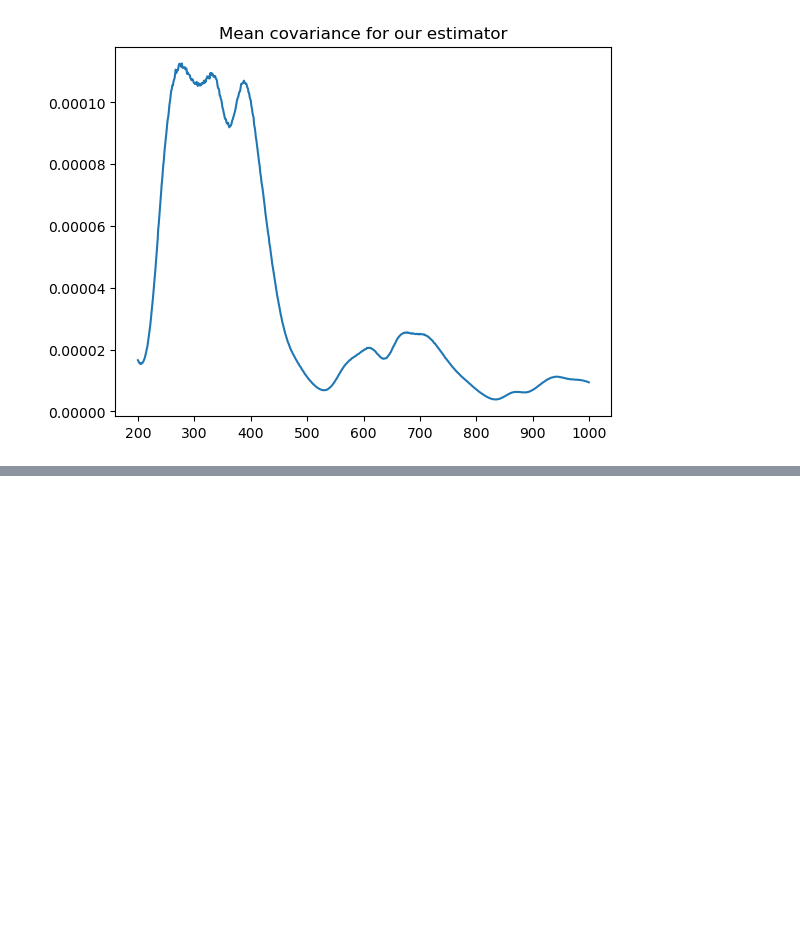
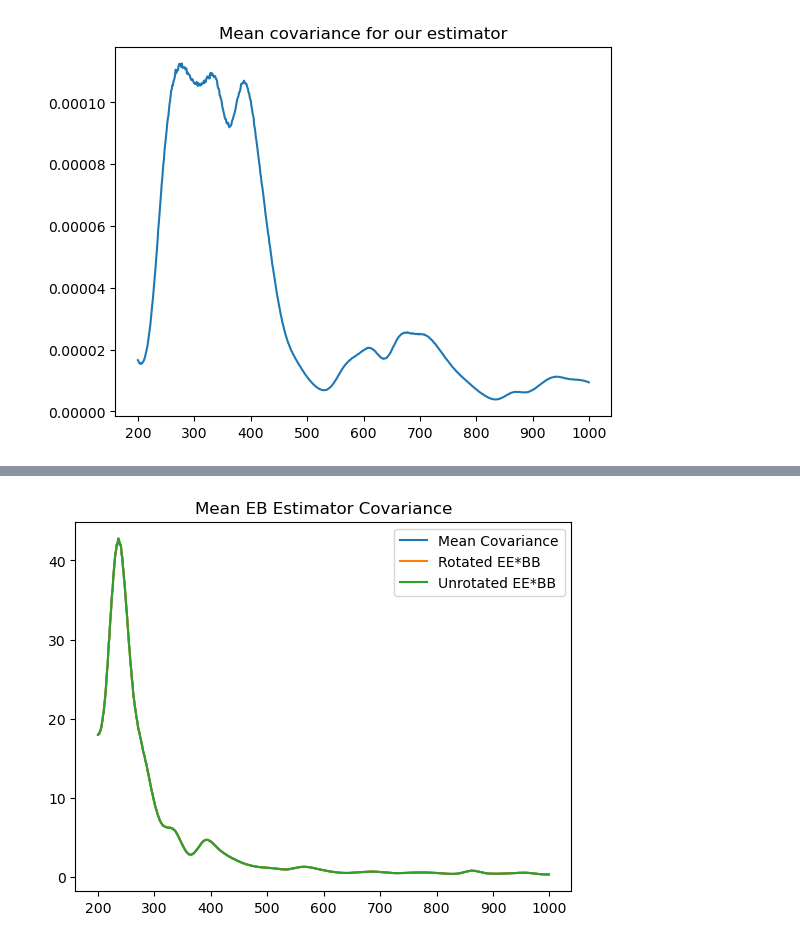
Before and after one commit to zhuber21/act-axion-analysis, a Jupyter notebook: notebooks/healpy_only_mask_test_11_20240423.ipynb, the cells around one changed output, grey strips where cells are left out. Saved outputs shown, nothing was run; the diff lists cells and outputs as text; code cells hidden in the pictures; blank space fills up the shorter version.

```diff
--- a/notebooks/healpy_only_mask_test_11_20240423.ipynb
+++ b/notebooks/healpy_only_mask_test_11_20240423.ipynb
@@ -594,0 +610,12 @@ print(std_dev * 180./np.pi)
+# %%
+mean_EB_covariance = mean_EB_rot**2 + mean_EE_rot*mean_BB_rot
+# %%
+plt.plot(ell_hp,mean_EB_covariance,label='Mean Covariance')
+plt.plot(ell_hp,mean_EE_rot*mean_BB_rot,label='Rotated EE*BB')
+plt.plot(ell_hp,mean_EE_unrot*mean_BB_unrot,label='Unrotated EE*BB')
+plt.title("Mean EB Estimator Covariance")
+plt.legend()
+plt.show()
+plt.close()
+# %% [output]
+[figure, added]
```
Also changed, not shown: parts of 9 cells of this notebook, 1 other file.
